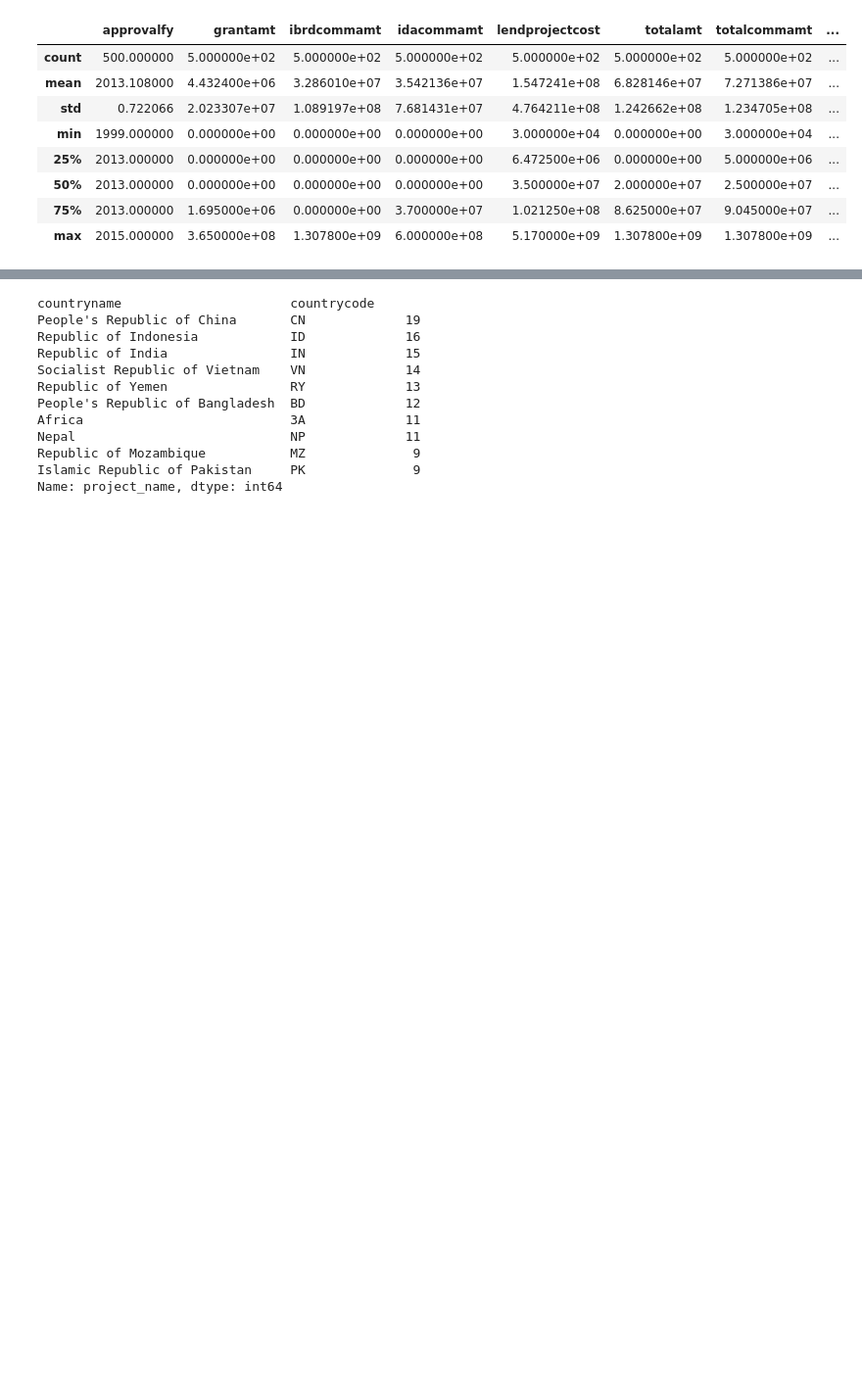
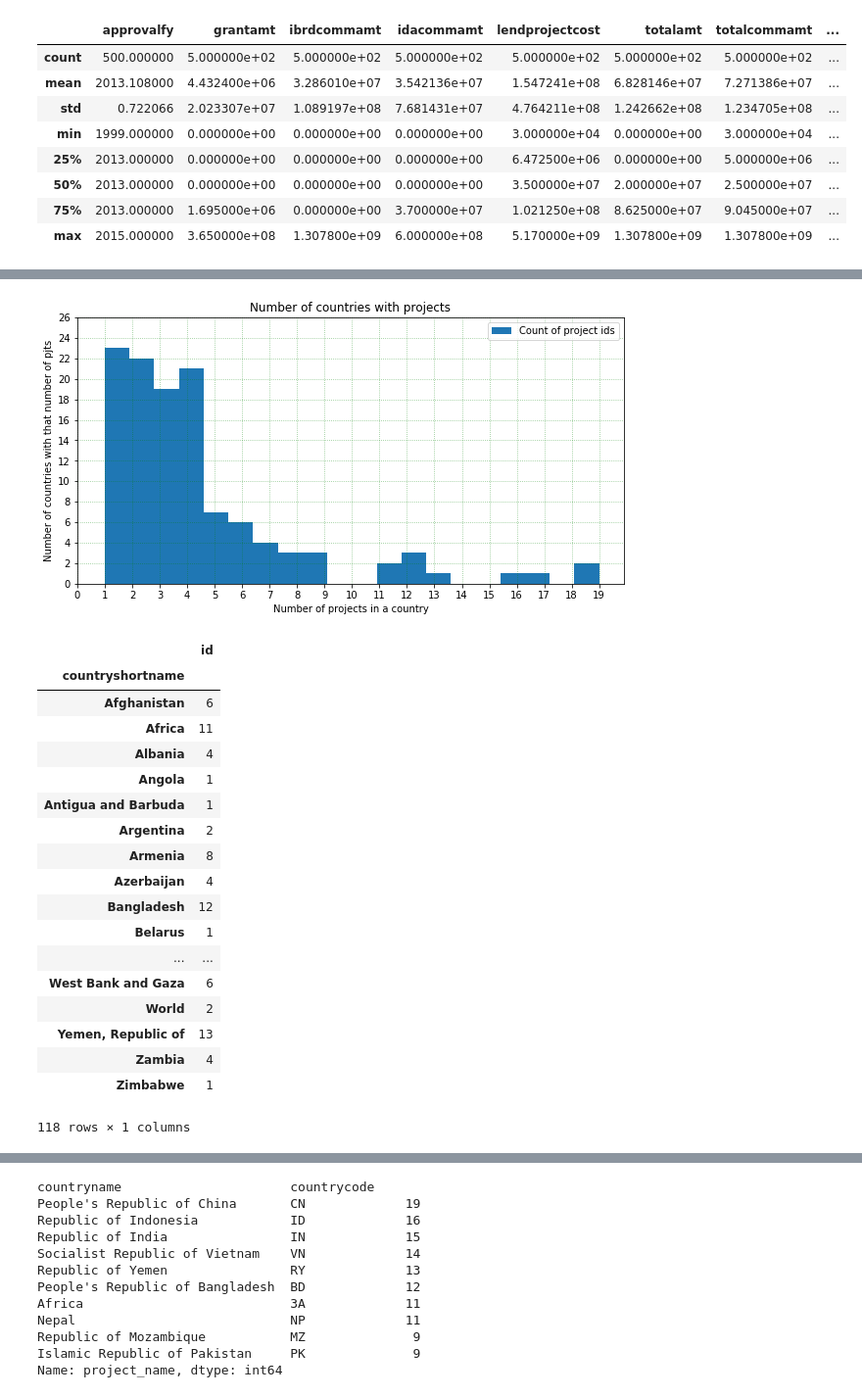
Before and after one commit to ChetanaYogeesh-zz/Springboard, a Jupyter notebook: data_wrangling_json/world_bank_projects_JSON_mini_project.ipynb, the cells around one changed output, grey strips where cells are left out. Shown at 98% size. Drawn from its saved outputs; the diff is of its cells as text; code cells hidden in the pictures; blank space fills up the shorter version.

```diff
--- a/data_wrangling_json/world_bank_projects_JSON_mini_project.ipynb
+++ b/data_wrangling_json/world_bank_projects_JSON_mini_project.ipynb
@@ -166,0 +195,38 @@ sample_json_df.describe()
+# %%
+# visualizing distribution of projects in countries
+import matplotlib.pyplot as plt
+plt.rcParams["figure.figsize"] = (10,5)
+
+plotdf = sample_json_df[['countryshortname', '_id']].groupby('countryshortname').count()
+plotdf = plotdf.rename(columns={'_id':'id'})
+plotdf.plot(kind='hist', bins=20 )
+plt.title('Number of countries with projects')
+plt.xlabel('Number of projects in a country')
+plt.ylabel('Number of countries with that number of pjts')
+plt.xticks(range(20))
+plt.yticks(range(0, 28, 2))
+plt.grid(color='g', alpha=0.5, linestyle=':')
+plt.legend(['Count of project ids'])
+plt.show()
+plotdf
+# %% [output]
+[figure, added]
+|  | id |
+| countryshortname |  |
+| Afghanistan | 6 |
+| Africa | 11 |
+| Albania | 4 |
+| Angola | 1 |
+| Antigua and Barbuda | 1 |
+| Argentina | 2 |
+| Armenia | 8 |
+| Azerbaijan | 4 |
+| Bangladesh | 12 |
+| Belarus | 1 |
+| ... | ... |
+| West Bank and Gaza | 6 |
+| World | 2 |
+| Yemen, Republic of | 13 |
+| Zambia | 4 |
+| Zimbabwe | 1 |
+118 rows × 1 columns
```
Also changed, not shown: parts of 17 cells of this notebook, 1 other file.
